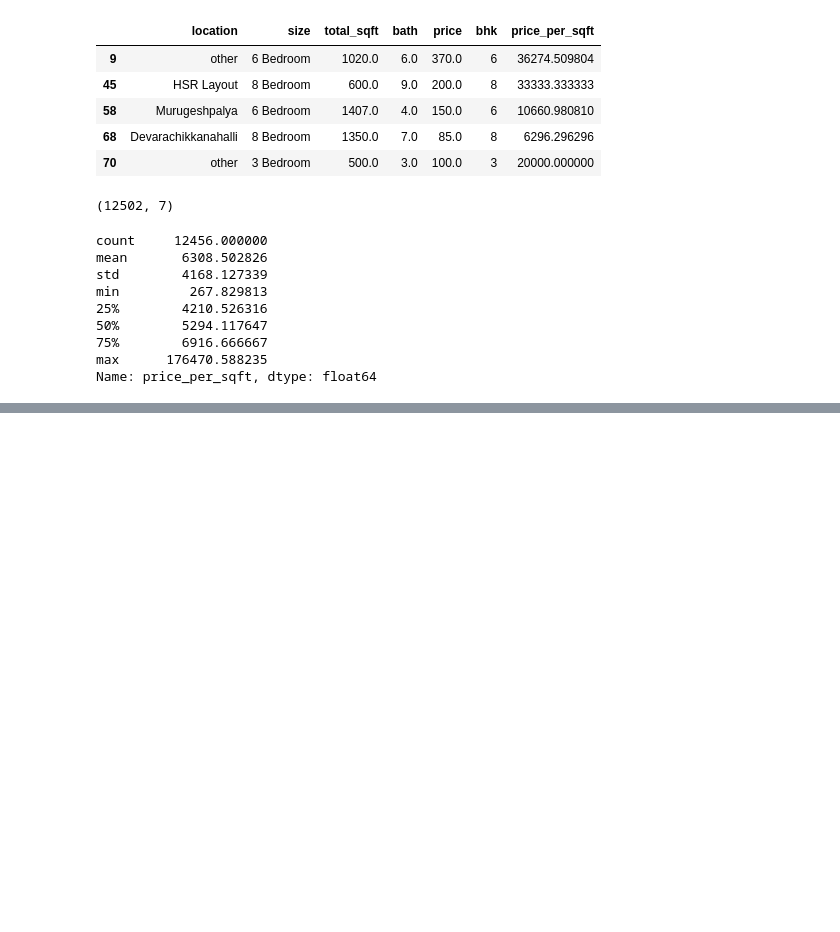
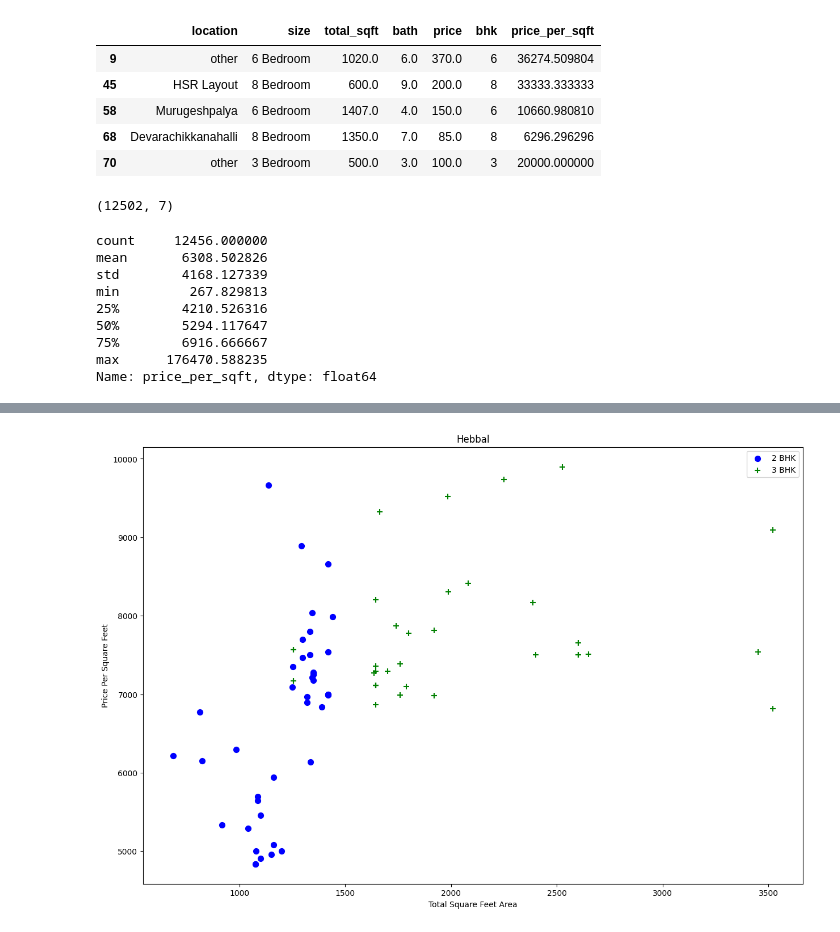
Before and after one commit to Pinnacle443/Bangalore-House-Price-Prediction, a Jupyter notebook: Analysis.ipynb, the cells around one changed output, grey strips where cells are left out. Drawn from its saved outputs; the diff is of its cells as text; code cells hidden in the pictures; blank space fills up the shorter version.

```diff
--- a/Analysis.ipynb
+++ b/Analysis.ipynb
@@ -271,0 +320,4 @@ Name: price_per_sqft, dtype: float64
+# %%
+plot_scatter_chart(df8,"Hebbal")
+# %% [output]
+[figure, added]
```
Also changed, not shown: parts of 22 cells of this notebook.
